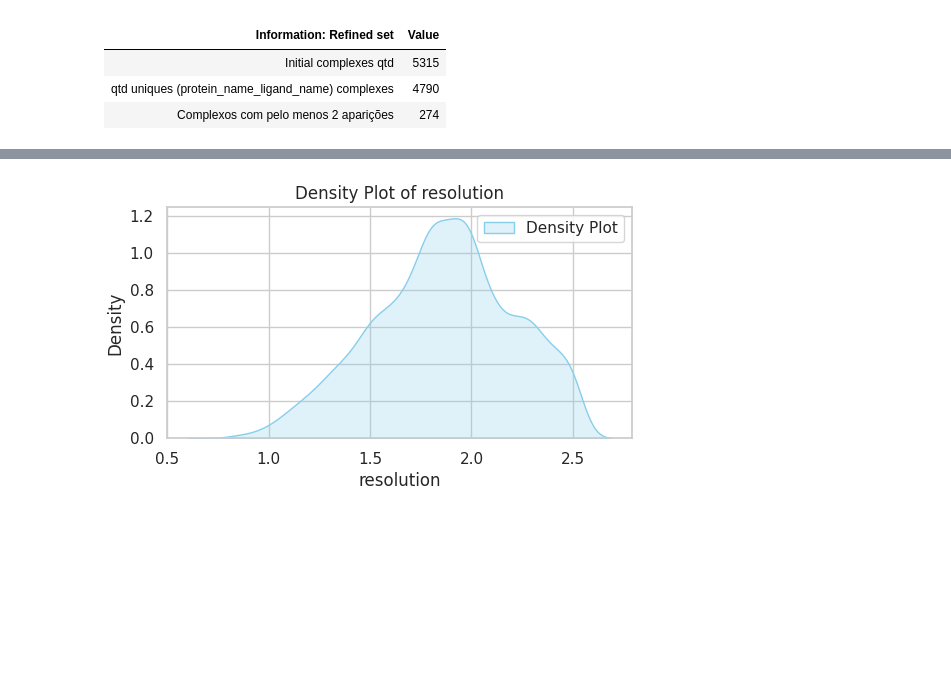
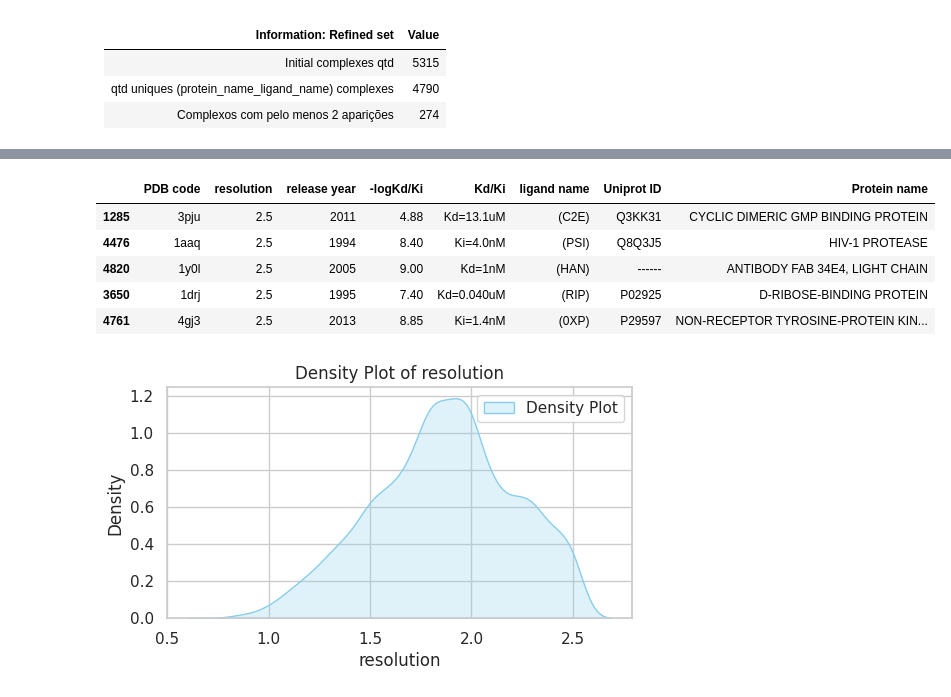
Before and after one commit to glauco-endrigo/BindRanker, a Jupyter notebook: Analytics/pdb_binda_data.ipynb, the cells around one changed output, grey strips where cells are left out. Drawn from its saved outputs; the diff is of its cells as text; code cells hidden in the pictures; blank space fills up the shorter version.

```diff
--- a/Analytics/pdb_binda_data.ipynb
+++ b/Analytics/pdb_binda_data.ipynb
@@ -69,0 +73,11 @@ df.sort_values('Protein name').head(2)
+# %%
+df['kd'] = df['Kd/Ki'].apply(lambda x: float(x.split('=')[1][:-2]) if 'Kd' in x else None)
+df['ki'] = df['Kd/Ki'].apply(lambda x: float(x.split('=')[1][:-2]) if 'Ki' in x else None)
+
+# Completing the missing 'Kd' values based on '-logKd/Ki' considering units
+df['Kd'] = df.apply(lambda row: (10 ** (-row['-logKd/Ki'])) * row['ki'] if pd.isna(row['kd']) else row['kd'], axis=1)
+
+# Multiply 'Kd' by the proper unit
+df['Kd'] = df.apply(lambda row: row['Kd'] * 1e-3 if 'mM' in row['Kd/Ki'] else row['Kd'], axis=1)
+df['Kd'] = df.apply(lambda row: row['Kd'] * 1e-6 if 'uM' in row['Kd/Ki'] else row['Kd'], axis=1)
+df['Kd'] = df.apply(lambda row: row['Kd'] * 1e-9 if 'nM' in row['Kd/Ki'] else row['Kd'], axis=1)
@@ -70,5 +88,9 @@ df.sort_values('Protein name').head(2)
+# %%
+df = df.sort_values(['resolution','Kd'])
 # %%
 df['complex_code'] = df['Protein name'] + "_" + df['ligand name']
+# %%
+df = df.drop_duplicates(subset = 'complex_code', keep = "first")
 # %%
 df['complex_code'].nunique()
 # %% [output]
@@ -212,6 +275,15 @@ df.head()
 | 2 | 3g2y | 1.31 | 2009 | 2.0 | Ki=10mM | (GF4) | Q9L5C8 | BETA-LACTAMASE CTX-M-9A | ... |
 | 3 | 3pce | 2.06 | 1998 | 2.0 | Ki=10mM | (3HP) | P00436 | PROTOCATECHUATE 3,4-DIOXYGENASE | ... |
 | 4 | 4qsu | 1.90 | 2014 | 2.0 | Kd=10mM | (TDR) | Q6PL18 | ATPASE FAMILY AAA DOMAIN-CONTAINI... | ... |
+# %%
+df.tail()
+# %% [output]
+|  | PDB code | resolution | release year | -logKd/Ki | Kd/Ki | ligand name | Uniprot ID | Protein name |
+| 1285 | 3pju | 2.5 | 2011 | 4.88 | Kd=13.1uM | (C2E) | Q3KK31 | CYCLIC DIMERIC GMP BINDING PROTEIN |
+| 4476 | 1aaq | 2.5 | 1994 | 8.40 | Ki=4.0nM | (PSI) | Q8Q3J5 | HIV-1 PROTEASE |
+| 4820 | 1y0l | 2.5 | 2005 | 9.00 | Kd=1nM | (HAN) | ------ | ANTIBODY FAB 34E4, LIGHT CHAIN |
+| 3650 | 1drj | 2.5 | 1995 | 7.40 | Kd=0.040uM | (RIP) | P02925 | D-RIBOSE-BINDING PROTEIN |
+| 4761 | 4gj3 | 2.5 | 2013 | 8.85 | Ki=1.4nM | (0XP) | P29597 | NON-RECEPTOR TYROSINE-PROTEIN KIN... |
 # %%
 create_density_plot(df, 'resolution')
 # %% [output]
```
Also changed, not shown: parts of 8 cells of this notebook, 5 other files.
